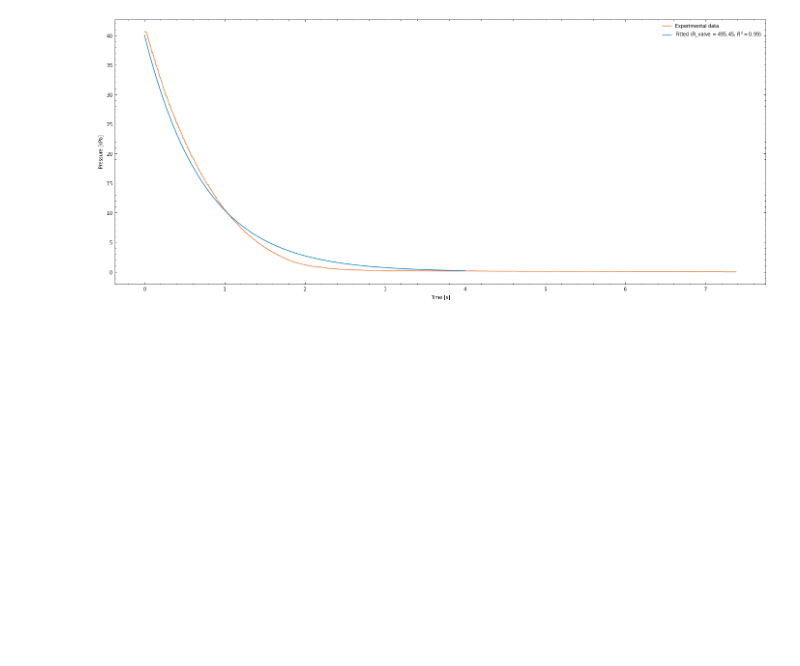
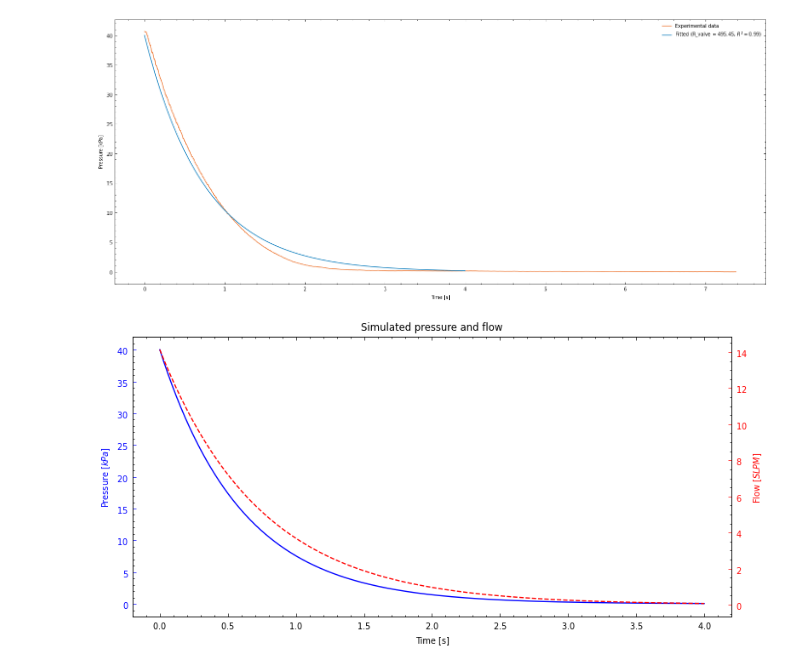
Before and after one commit to Olviel/Thermal_Soft_Robotics, a Jupyter notebook: Thermal_actuation/Experimental/Fluidic/Pressure_flow_plastic_bottle/main.ipynb, the cells around one changed output. Cells and saved outputs as stored; diff of their text form; code cells hidden in the pictures; blank space fills up the shorter version.

```diff
--- a/Thermal_actuation/Experimental/Fluidic/Pressure_flow_plastic_bottle/main.ipynb
+++ b/Thermal_actuation/Experimental/Fluidic/Pressure_flow_plastic_bottle/main.ipynb
@@ -224,3 +245,56 @@ plt.show()
 # %% [output]
 R^2: 0.99
 [figure]
+# %%
+P_tank_0 = 1.07e5  # Initial pressure in first tank, Pa
+P_amb = 1e5  # Ambient pressure, Pa
+V_tank = 0.0015  # Volume of first tank, m^3
+R_valve = R_valve_fit# Resistance of second valve, Pa.s/m^3
+P_rel_0 = 0
+Q_0 = 0
+
+# System of ODEs
+def dPdt(P, t, R_valve, V_tank, P_amb):
+    P_tank, P_rel = P
+
+    # Flow and pressure from tank to amb
+    Q_tank_to_amb = (P_tank - P_amb) / R_valve
+    dP_tank_dt = -Q_tank_to_amb / V_tank
+    dP_rel_dt = (P_tank - P_amb) * Q_tank_to_amb
+
+    return [dP_tank_dt, dP_rel_dt]
+
+# Solve system of ODEs
+P, P_rel = odeint(dPdt, [P_tank_0, P_rel_0], t, args=(R_valve, V_tank, P_amb)).T
+
+# Calculate the flow rate from the pressure values
+Q = (P - P_amb) / R_valve
+
+
+# Calculate flow rates Q1 and Q2
+
+fig, ax1 = plt.subplots(figsize=(8, 4))
+
+color='blue'
+ax1.set_ylabel('Pressure [$kPa$]',color=color)
+ax1.set_xlabel('Time [s]')
+ax1.tick_params(axis='y', labelcolor=color)
+ax1.plot(t, (P_tank-P_amb )/ 1e3, label='Pressure',color=color)  # Pressure in first tank, bar
+ax1.tick_params(axis='y', color=color)
+
+ax2=ax1.twinx()
+color='red'
+ax2.set_ylabel('Flow [$SLPM$]',color=color)
+ax2.tick_params(axis='y', labelcolor=color)
+ax2.plot(t, Q, label='Flow',linestyle='--',color=color)
+ax2.tick_params(axis='y', color=color)
+
+
+
+
+#plt.legend()
+plt.title('Simulated pressure and flow')
+plt.tight_layout()
+plt.show()
+# %% [output]
+[figure, added]
```
Also changed, not shown: parts of 6 cells of this notebook, 4 other files.
